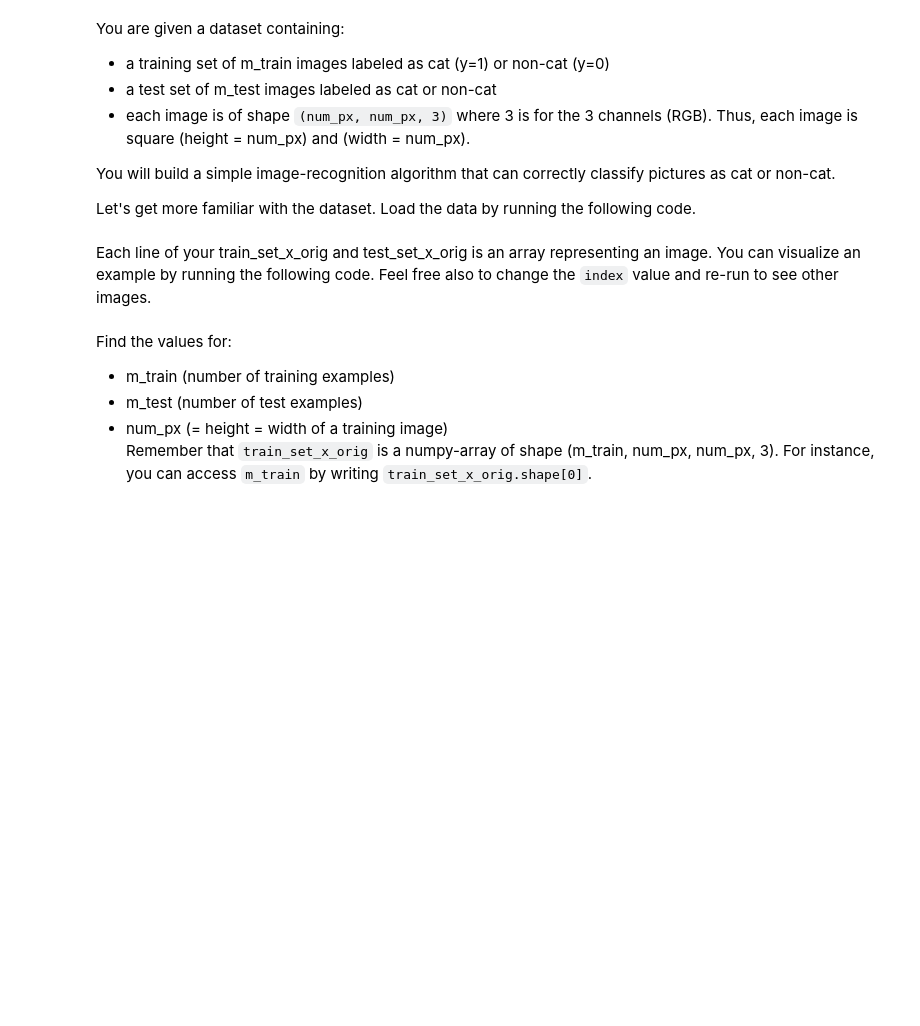
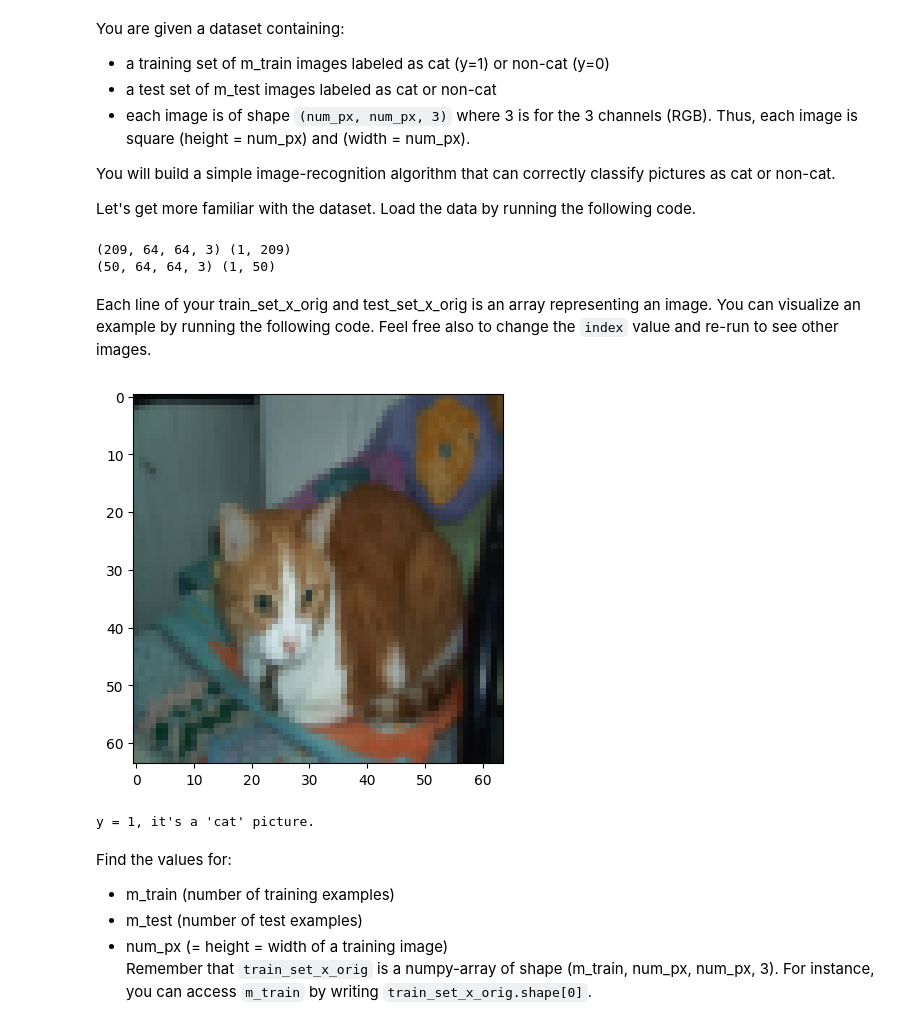
Before and after one commit to shubham282raj/SOC-Deep-Learning, a Jupyter notebook: 05_Logistic_Regression_on_Cat_Images/assignment.ipynb, the cells around one changed output. Saved outputs shown, nothing was run; the diff lists cells and outputs as text; code cells hidden in the pictures; blank space fills up the shorter version.

```diff
--- a/05_Logistic_Regression_on_Cat_Images/assignment.ipynb
+++ b/05_Logistic_Regression_on_Cat_Images/assignment.ipynb
@@ -31,13 +31,20 @@ def loadDataset():
 
 trainDatasetX, trainDatasetY, testDatasetX, testDatasetY, classes = loadDataset()
 print(trainDatasetX.shape, trainDatasetY.shape)
+print(testDatasetX.shape, testDatasetY.shape)
+# %% [output]
+(209, 64, 64, 3) (1, 209)
+(50, 64, 64, 3) (1, 50)
 # %% [markdown]
 Each line of your train_set_x_orig and test_set_x_orig is an array representing an image. You can visualize an example by running the following code. Feel free also to change the `index` value and re-run to see other images.
 # %%
-index = 10
+index = 134
 plt.imshow(trainDatasetX[index])
 plt.show()
 print ("y = " + str(trainDatasetY[0, index]) + ", it's a '" + classes[np.squeeze(trainDatasetY[:, index])].decode("utf-8") +  "' picture.")
+# %% [output]
+[figure, added]
+y = 1, it's a 'cat' picture.
 # %% [markdown]
 Find the values for:
 - m_train (number of training examples)
```
Also changed, not shown: parts of 8 cells of this notebook, 6 other files.
